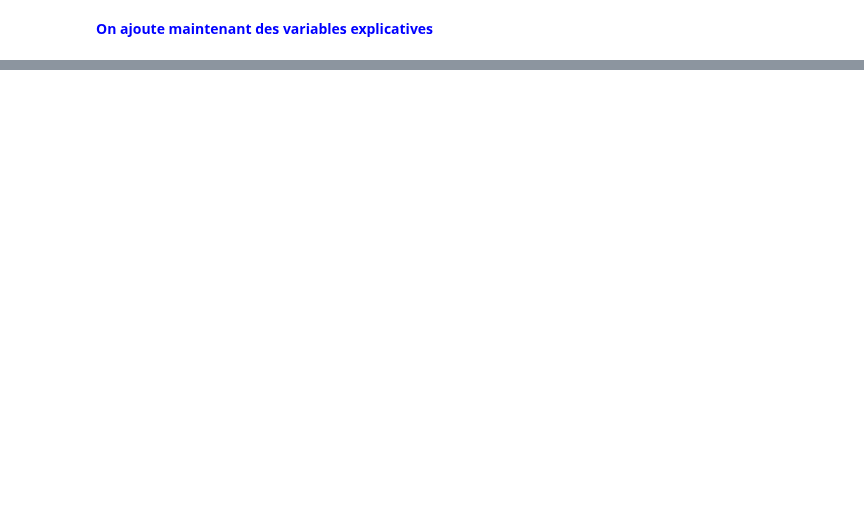
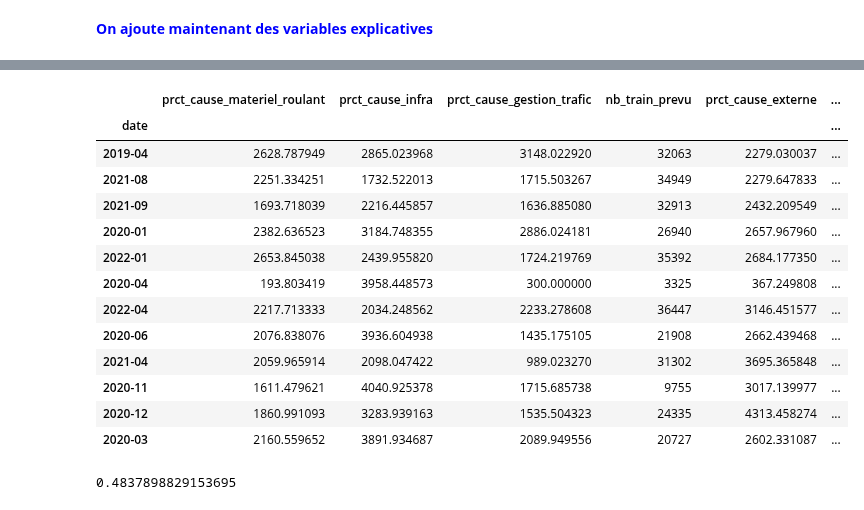
Before and after one commit to DiegoRenaud/Exercice, a Jupyter notebook: Retards_causes_reg.ipynb, the cells around one changed output, grey strips where cells are left out. Cells and saved outputs as stored; diff of their text form; code cells hidden in the pictures; blank space fills up the shorter version.

```diff
--- a/Retards_causes_reg.ipynb
+++ b/Retards_causes_reg.ipynb
@@ -238,0 +203,21 @@ df_surete.head()
+# %%
+x = df_retards[['prct_cause_materiel_roulant', 'prct_cause_infra','prct_cause_gestion_trafic','nb_train_prevu', 'prct_cause_externe','prct_cause_gestion_gare', 'prct_cause_prise_en_charge_voyageurs']]
+y = df_retards[['nb_retards']].values.ravel()
+
+xTrain, xTest, yTrain, yTest = train_test_split(x, y, test_size=0.2, train_size=0.8)
+xTest
+# %% [output]
+|  | prct_cause_materiel_roulant | prct_cause_infra | prct_cause_gestion_trafic | nb_train_prevu | prct_cause_externe | ... |
+| date |  |  |  |  |  | ... |
+| 2019-04 | 2628.787949 | 2865.023968 | 3148.022920 | 32063 | 2279.030037 | ... |
+| 2021-08 | 2251.334251 | 1732.522013 | 1715.503267 | 34949 | 2279.647833 | ... |
+| 2021-09 | 1693.718039 | 2216.445857 | 1636.885080 | 32913 | 2432.209549 | ... |
+| 2020-01 | 2382.636523 | 3184.748355 | 2886.024181 | 26940 | 2657.967960 | ... |
+| 2022-01 | 2653.845038 | 2439.955820 | 1724.219769 | 35392 | 2684.177350 | ... |
+| 2020-04 | 193.803419 | 3958.448573 | 300.000000 | 3325 | 367.249808 | ... |
+| 2022-04 | 2217.713333 | 2034.248562 | 2233.278608 | 36447 | 3146.451577 | ... |
+| 2020-06 | 2076.838076 | 3936.604938 | 1435.175105 | 21908 | 2662.439468 | ... |
+| 2021-04 | 2059.965914 | 2098.047422 | 989.023270 | 31302 | 3695.365848 | ... |
+| 2020-11 | 1611.479621 | 4040.925378 | 1715.685738 | 9755 | 3017.139977 | ... |
+| 2020-12 | 1860.991093 | 3283.939163 | 1535.504323 | 24335 | 4313.458274 | ... |
+| 2020-03 | 2160.559652 | 3891.934687 | 2089.949556 | 20727 | 2602.331087 | ... |
@@ -238,0 +230,8 @@ df_surete.head()
+# %%
+#puis on predit les resultats
+yPred = reg.predict(xTrain)
+epsilon = yTrain - yPred
+#on regarde si le score est satisfaisant
+reg.score(xTrain, yTrain)
+# %% [output]
+0.4837898829153695
```
Also changed, not shown: parts of 22 cells of this notebook.
